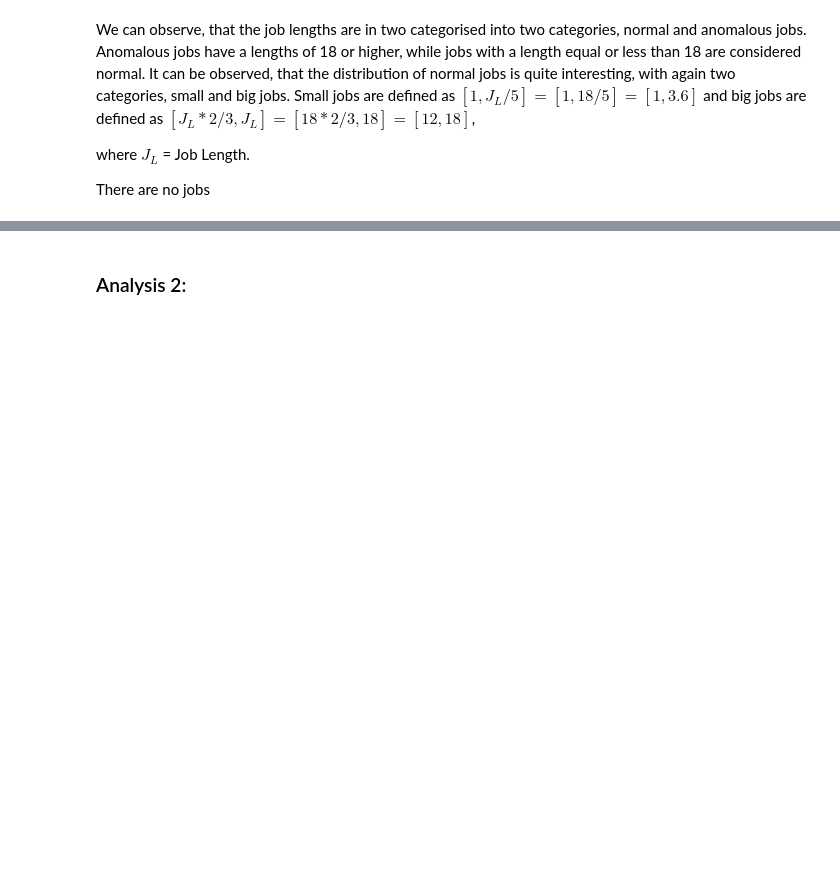
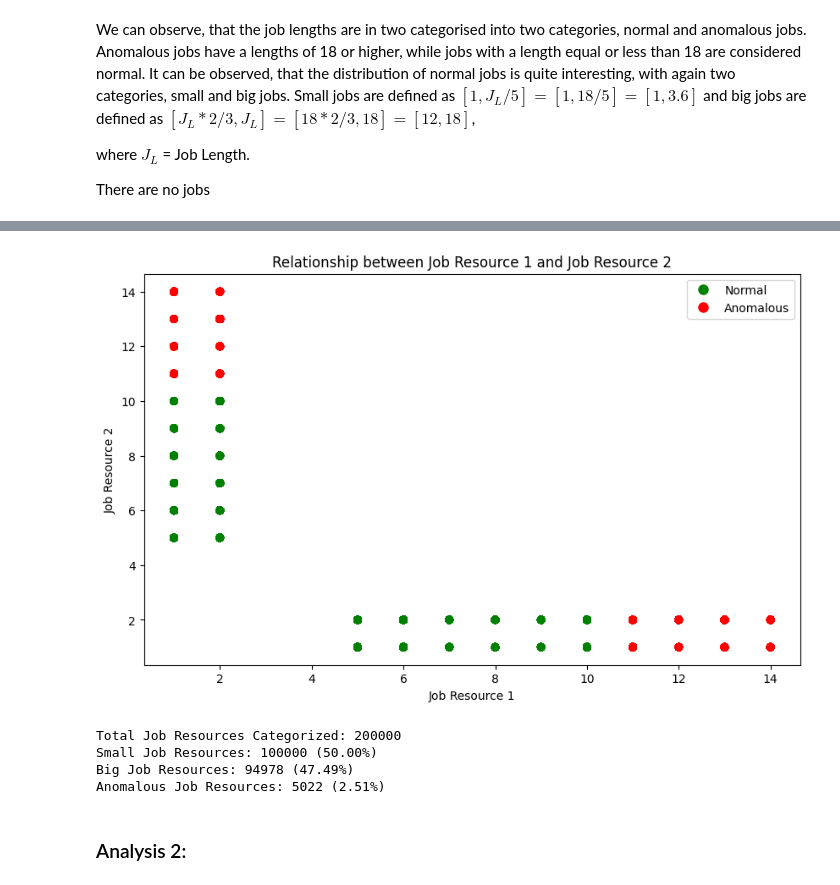
Before and after one commit to Jinobey/DeepRM_2, a Jupyter notebook: eda/Exploratory Data Analysis.ipynb, the cells around one changed output, grey strips where cells are left out. Cells and saved outputs as stored; diff of their text form; code cells hidden in the pictures; blank space fills up the shorter version.

```diff
--- a/eda/Exploratory Data Analysis.ipynb
+++ b/eda/Exploratory Data Analysis.ipynb
@@ -137,3 +213,67 @@ There are no jobs
+# %%
+from matplotlib.lines import Line2D
+
+# Assuming your DataFrame is df_jobs
+
+# Define conditions for each category
+conditions = [
+    # Normal: Either Resource 1 is big and Resource 2 is small, or Resource 2 is big and Resource 1 is small
+    (((df_jobs['Job Resource 1'] >= 5) & (df_jobs['Job Resource 1'] <= 10) & (df_jobs['Job Resource 2'] >= 1) & (df_jobs['Job Resource 2'] <= 2)) |
+     ((df_jobs['Job Resource 2'] >= 5) & (df_jobs['Job Resource 2'] <= 10) & (df_jobs['Job Resource 1'] >= 1) & (df_jobs['Job Resource 1'] <= 2))),
+    # Anomalous: Resource 1 or Resource 2 is anomalously high
+    ((df_jobs['Job Resource 1'] >= 11) & (df_jobs['Job Resource 1'] <= 15)) |
+    ((df_jobs['Job Resource 2'] >= 11) & (df_jobs['Job Resource 2'] <= 15))
+]
+
+choices = ['Normal', 'Anomalous']
+df_jobs['Category'] = np.select(conditions, choices)
+
+# Plot
+fig, ax = plt.subplots(figsize=(10, 6))
+
+colors = {'Normal': 'green', 'Anomalous': 'red'}
+
+ax.scatter(df_jobs['Job Resource 1'], df_jobs['Job Resource 2'], c=df_jobs['Category'].map(colors), alpha=0.5)
+ax.set_xlabel('Job Resource 1')
+ax.set_ylabel('Job Resource 2')
+ax.set_title('Relationship between Job Resource 1 and Job Resource 2')
+
+# Creating a custom legend
+legend_elements = [
+    Line2D([0], [0], marker='o', color='w', label='Normal', markerfacecolor='green', markersize=10),
+    Line2D([0], [0], marker='o', color='w', label='Anomalous', markerfacecolor='red', markersize=10)
+]
+ax.legend(handles=legend_elements)
+
+plt.show()
+# %% [output]
+[figure, added]
+# %%
+small_jobs = df_jobs[((df_jobs['Job Resource 1'] >= 1) & (df_jobs['Job Resource 1'] <= 2)) | ((df_jobs['Job Resource 2'] >= 1) & (df_jobs['Job Resource 2'] <= 2))]
+big_jobs = df_jobs[((df_jobs['Job Resource 1'] >= 5) & (df_jobs['Job Resource 1'] <= 10)) | ((df_jobs['Job Resource 2'] >= 5) & (df_jobs['Job Resource 2'] <= 10))]
+anomalous_jobs = df_jobs[((df_jobs['Job Resource 1'] >= 11) & (df_jobs['Job Resource 1'] <= 15)) | ((df_jobs['Job Resource 2'] >= 11) & (df_jobs['Job Resource 2'] <= 15))]
+
+# Calculate counts
+count_small = len(small_jobs)
+count_big = len(big_jobs)
+count_anomalous = len(anomalous_jobs)
+total_jobs = count_small + count_big + count_anomalous  # Recalculated to exclude any jobs not fitting the defined categories
+
+# Calculate proportions
+prop_small = count_small / total_jobs
+prop_big = count_big / total_jobs
+prop_anomalous = count_anomalous / total_jobs
+
+# Print results
+print(f"Total Job Resources Categorized: {total_jobs}")
+print(f"Small Job Resources: {count_small} ({prop_small:.2%})")
+print(f"Big Job Resources: {count_big} ({prop_big:.2%})")
+print(f"Anomalous Job Resources: {count_anomalous} ({prop_anomalous:.2%})")
+# %% [output]
+Total Job Resources Categorized: 200000
+Small Job Resources: 100000 (50.00%)
+Big Job Resources: 94978 (47.49%)
+Anomalous Job Resources: 5022 (2.51%)
 # %% [markdown]
 ### Analysis 2:
 # %%
```
Also changed, not shown: parts of 13 cells of this notebook, 1 other file.
